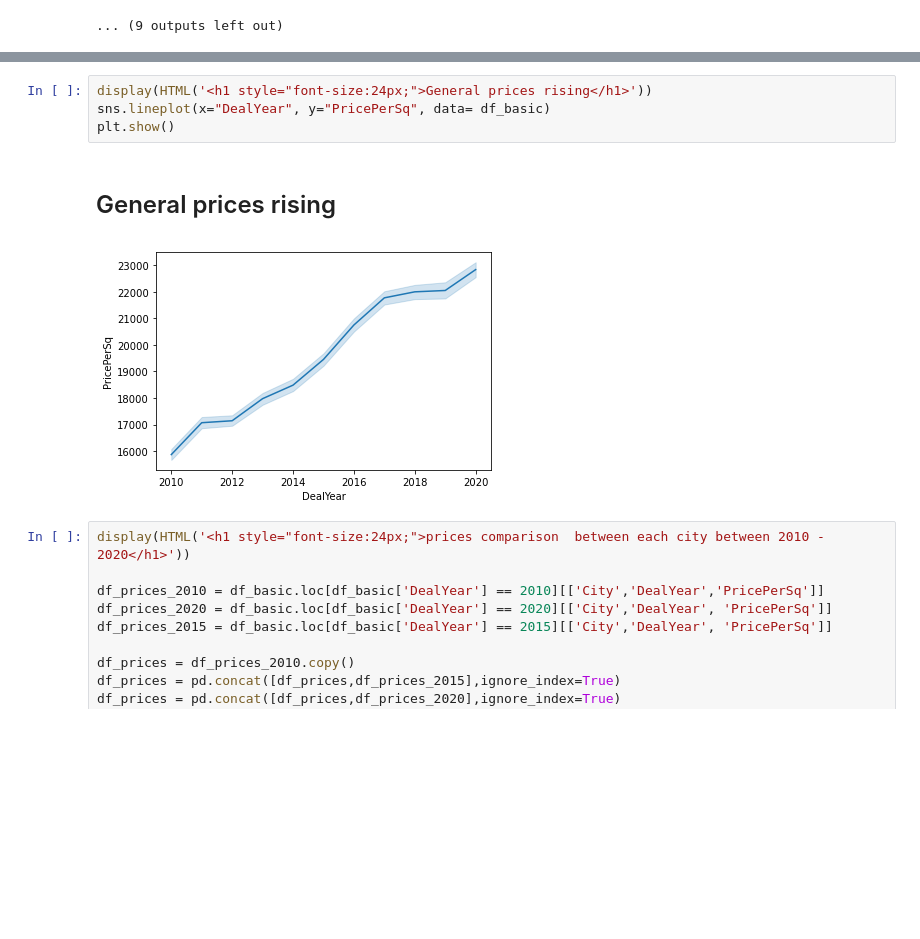
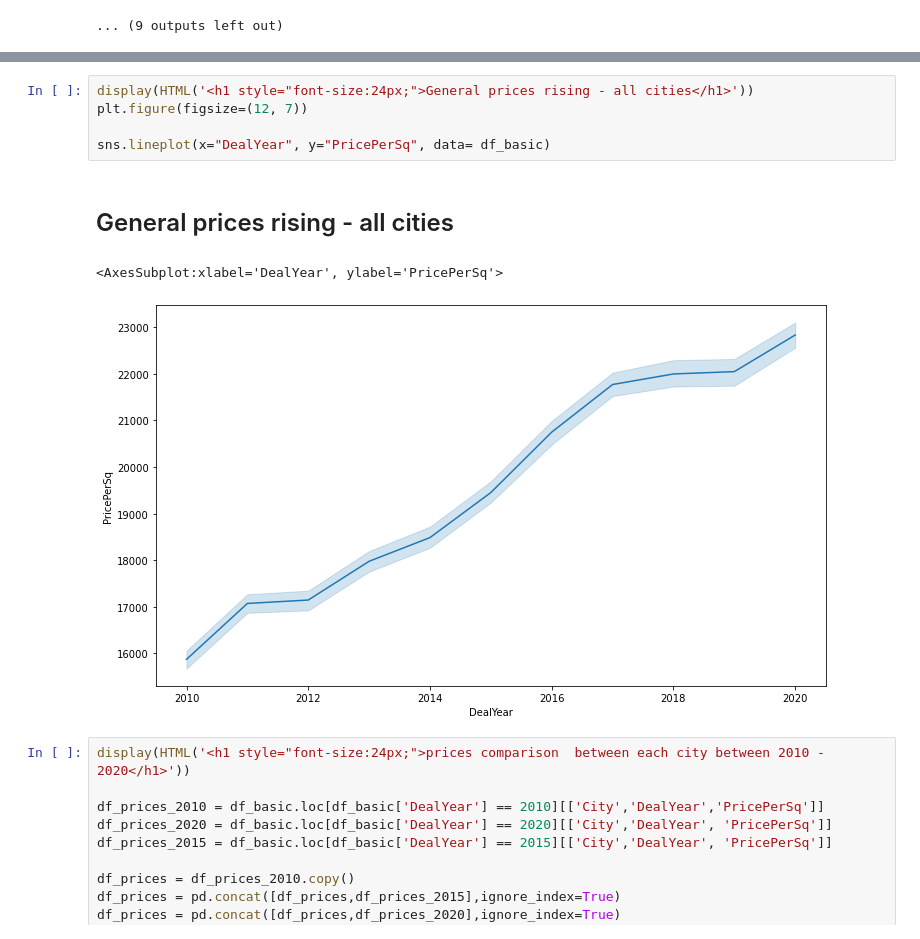
Before and after one commit to odedsaban/Data-Science-Project, a Jupyter notebook: visualisation.ipynb, the cells around one changed output, grey strips where cells are left out. Cells and saved outputs as stored; diff of their text form; blank space fills up the shorter version.

Commit message:
new graph added

```diff
--- a/visualisation.ipynb
+++ b/visualisation.ipynb
@@ -56,10 +65,12 @@ holon
 # %%
-display(HTML('<h1 style="font-size:24px;">General prices rising</h1>'))
+display(HTML('<h1 style="font-size:24px;">General prices rising - all cities</h1>'))
+plt.figure(figsize=(12, 7))
+
 sns.lineplot(x="DealYear", y="PricePerSq", data= df_basic)
-plt.show()
 # %% [output]
-General prices rising
+General prices rising - all cities
+<AxesSubplot:xlabel='DealYear', ylabel='PricePerSq'>
-[figure, old version]
+[figure, new version]
 # %%
 display(HTML('<h1 style="font-size:24px;">prices comparison  between each city between 2010 - 2020</h1>'))
 
```
Also changed, not shown: parts of 1 cell of this notebook.
